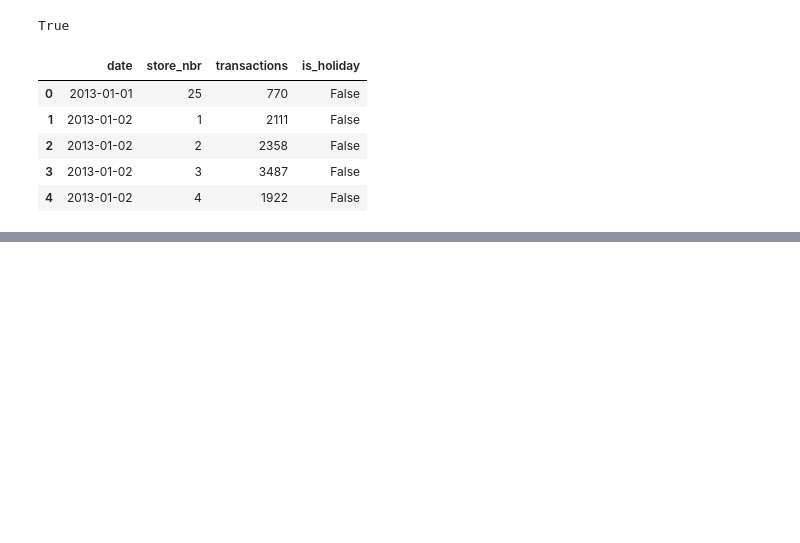
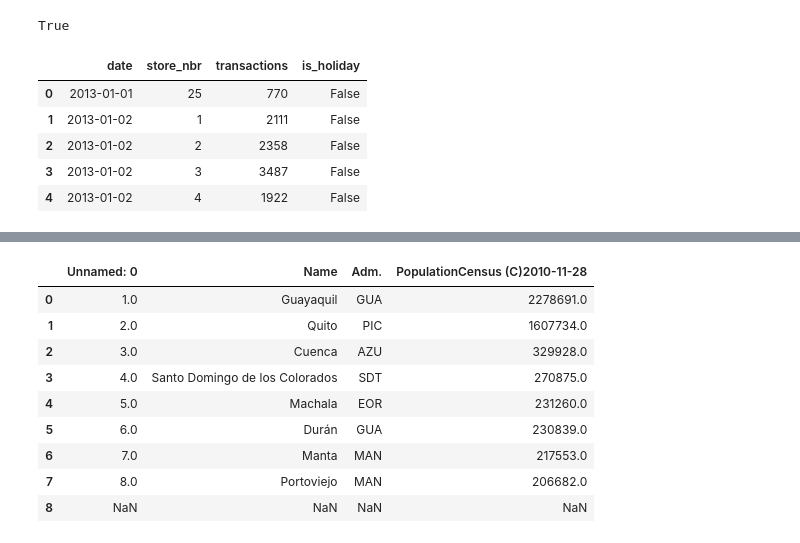
Before and after one commit to astrojuanlu/bts-mbds-data-science-foundations, a Jupyter notebook: sessions/14-Feature-Engineering_class.ipynb, the cells around one changed output, grey strips where cells are left out. Cells and saved outputs as stored; diff of their text form; code cells hidden in the pictures; blank space fills up the shorter version.

```diff
--- a/sessions/14-Feature-Engineering_class.ipynb
+++ b/sessions/14-Feature-Engineering_class.ipynb
@@ -616,0 +639,13 @@ trans.head()
+# %%
+tables[1]
+# %% [output]
+|  | Unnamed: 0 | Name | Adm. | PopulationCensus (C)2010-11-28 |
+| 0 | 1.0 | Guayaquil | GUA | 2278691.0 |
+| 1 | 2.0 | Quito | PIC | 1607734.0 |
+| 2 | 3.0 | Cuenca | AZU | 329928.0 |
+| 3 | 4.0 | Santo Domingo de los Colorados | SDT | 270875.0 |
+| 4 | 5.0 | Machala | EOR | 231260.0 |
+| 5 | 6.0 | Durán | GUA | 230839.0 |
+| 6 | 7.0 | Manta | MAN | 217553.0 |
+| 7 | 8.0 | Portoviejo | MAN | 206682.0 |
+| 8 | NaN | NaN | NaN | NaN |
```
Also changed, not shown: parts of 5 cells of this notebook.
